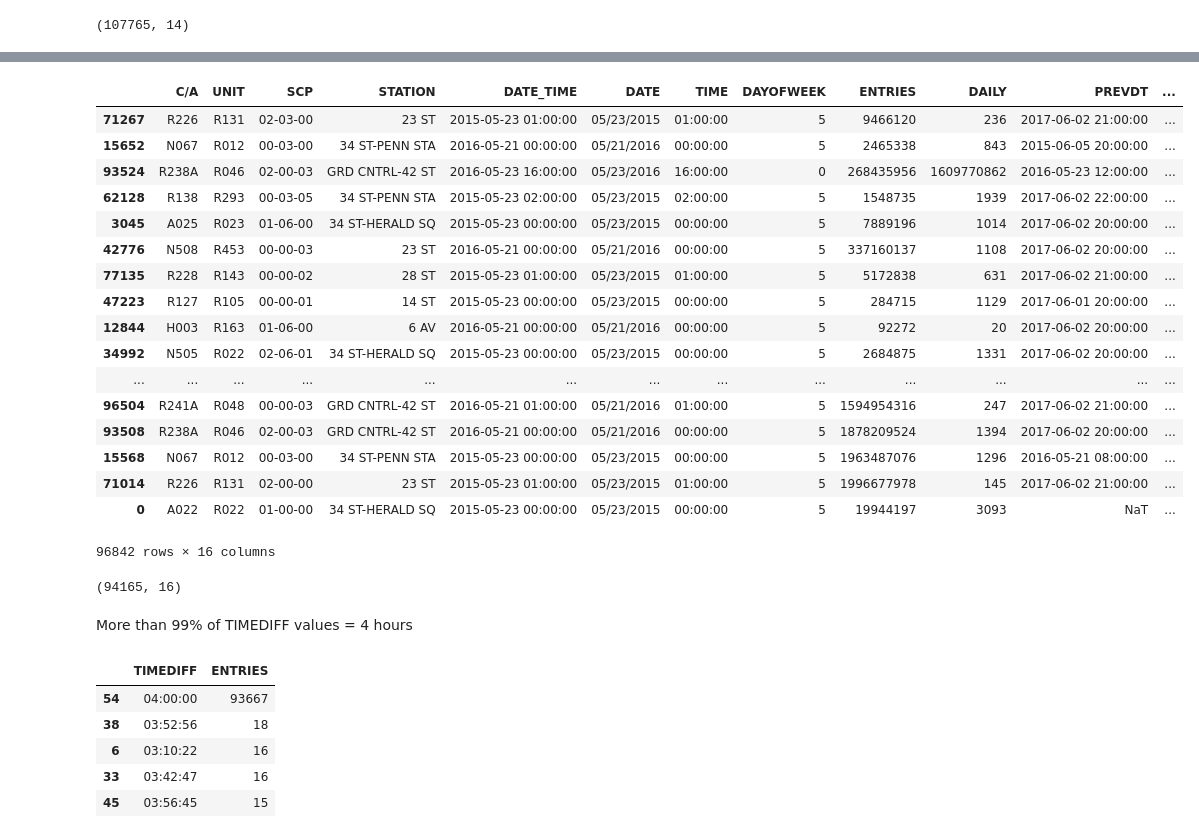
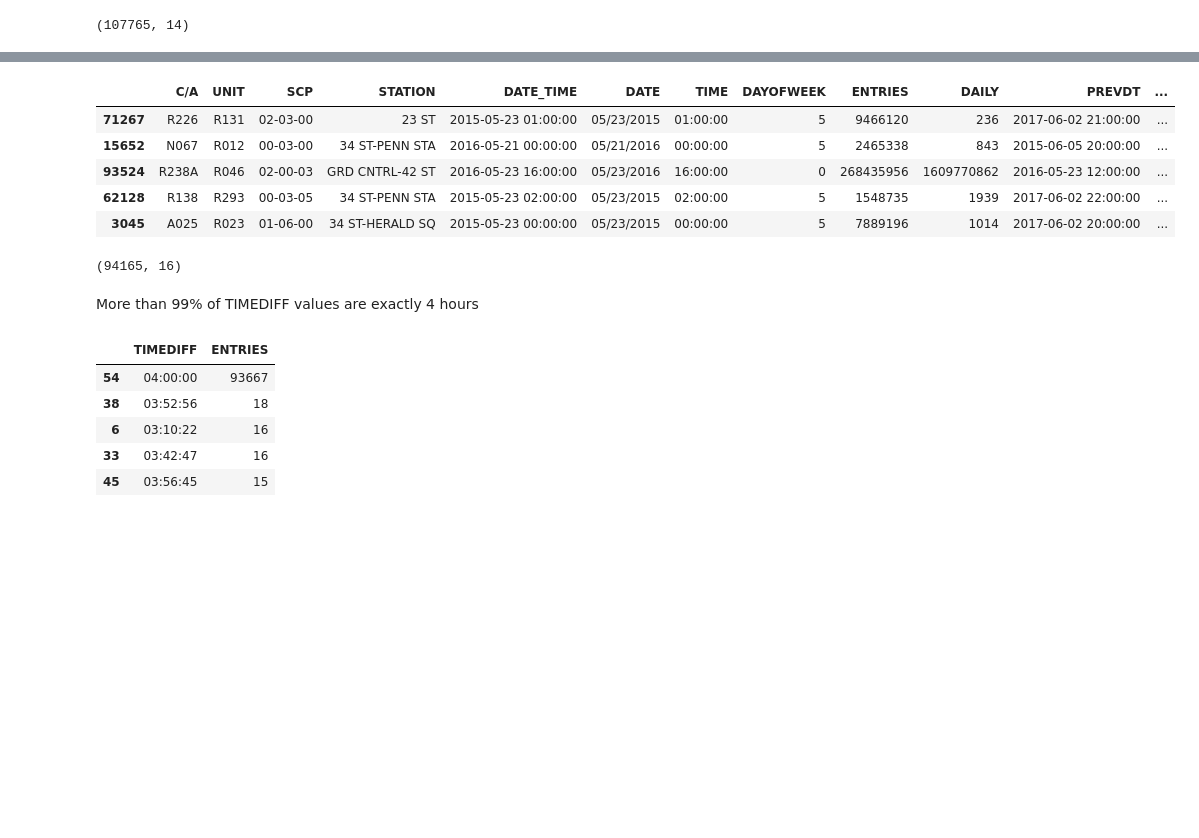
Before and after one commit to reichsmarc/mta_project, a Jupyter notebook: turnstile_cleaning.ipynb, the cells around one changed output, grey strips where cells are left out. Drawn from its saved outputs; the diff is of its cells as text; code cells hidden in the pictures; blank space fills up the shorter version.

```diff
--- a/turnstile_cleaning.ipynb
+++ b/turnstile_cleaning.ipynb
@@ -148,24 +129,13 @@ df['ENTRYPROP'] = df['ENTRIESDIFF']/df['DAILY']
 # %%
-df.sort_values('ENTRIESDIFF')
+df = df.sort_values('ENTRIESDIFF')
+df.head()
 # %% [output]
 |  | C/A | UNIT | SCP | STATION | DATE_TIME | DATE | TIME | DAYOFWEEK | ENTRIES | DAILY | PREVDT | ... |
 | 71267 | R226 | R131 | 02-03-00 | 23 ST | 2015-05-23 01:00:00 | 05/23/2015 | 01:00:00 | 5 | 9466120 | 236 | 2017-06-02 21:00:00 | ... |
 | 15652 | N067 | R012 | 00-03-00 | 34 ST-PENN STA | 2016-05-21 00:00:00 | 05/21/2016 | 00:00:00 | 5 | 2465338 | 843 | 2015-06-05 20:00:00 | ... |
 | 93524 | R238A | R046 | 02-00-03 | GRD CNTRL-42 ST | 2016-05-23 16:00:00 | 05/23/2016 | 16:00:00 | 0 | 268435956 | 1609770862 | 2016-05-23 12:00:00 | ... |
 | 62128 | R138 | R293 | 00-03-05 | 34 ST-PENN STA | 2015-05-23 02:00:00 | 05/23/2015 | 02:00:00 | 5 | 1548735 | 1939 | 2017-06-02 22:00:00 | ... |
 | 3045 | A025 | R023 | 01-06-00 | 34 ST-HERALD SQ | 2015-05-23 00:00:00 | 05/23/2015 | 00:00:00 | 5 | 7889196 | 1014 | 2017-06-02 20:00:00 | ... |
-| 42776 | N508 | R453 | 00-00-03 | 23 ST | 2016-05-21 00:00:00 | 05/21/2016 | 00:00:00 | 5 | 337160137 | 1108 | 2017-06-02 20:00:00 | ... |
-| 77135 | R228 | R143 | 00-00-02 | 28 ST | 2015-05-23 01:00:00 | 05/23/2015 | 01:00:00 | 5 | 5172838 | 631 | 2017-06-02 21:00:00 | ... |
-| 47223 | R127 | R105 | 00-00-01 | 14 ST | 2015-05-23 00:00:00 | 05/23/2015 | 00:00:00 | 5 | 284715 | 1129 | 2017-06-01 20:00:00 | ... |
-| 12844 | H003 | R163 | 01-06-00 | 6 AV | 2016-05-21 00:00:00 | 05/21/2016 | 00:00:00 | 5 | 92272 | 20 | 2017-06-02 20:00:00 | ... |
-| 34992 | N505 | R022 | 02-06-01 | 34 ST-HERALD SQ | 2015-05-23 00:00:00 | 05/23/2015 | 00:00:00 | 5 | 2684875 | 1331 | 2017-06-02 20:00:00 | ... |
-| ... | ... | ... | ... | ... | ... | ... | ... | ... | ... | ... | ... | ... |
-| 96504 | R241A | R048 | 00-00-03 | GRD CNTRL-42 ST | 2016-05-21 01:00:00 | 05/21/2016 | 01:00:00 | 5 | 1594954316 | 247 | 2017-06-02 21:00:00 | ... |
-| 93508 | R238A | R046 | 02-00-03 | GRD CNTRL-42 ST | 2016-05-21 00:00:00 | 05/21/2016 | 00:00:00 | 5 | 1878209524 | 1394 | 2017-06-02 20:00:00 | ... |
-| 15568 | N067 | R012 | 00-03-00 | 34 ST-PENN STA | 2015-05-23 00:00:00 | 05/23/2015 | 00:00:00 | 5 | 1963487076 | 1296 | 2016-05-21 08:00:00 | ... |
-| 71014 | R226 | R131 | 02-00-00 | 23 ST | 2015-05-23 01:00:00 | 05/23/2015 | 01:00:00 | 5 | 1996677978 | 145 | 2017-06-02 21:00:00 | ... |
-| 0 | A022 | R022 | 01-00-00 | 34 ST-HERALD SQ | 2015-05-23 00:00:00 | 05/23/2015 | 00:00:00 | 5 | 19944197 | 3093 | NaT | ... |
-96842 rows × 16 columns
 # %%
 # Filter out rows with incorrect/outlier time difference values
 df = df[(df['TIMEDIFF'] >= '3 hours') & (df['TIMEDIFF'] <= '5 hours')]
@@ -174,7 +144,7 @@ df.shape
 # %% [output]
 (94165, 16)
 # %% [markdown]
-More than 99% of TIMEDIFF values = 4 hours
+More than 99% of TIMEDIFF values are exactly 4 hours
 # %%
 # TIME DIFFERENCES
 df.groupby('TIMEDIFF')['ENTRIES'].count().reset_index().sort_values('ENTRIES', ascending = False).head()
```
Also changed, not shown: parts of 6 cells of this notebook.
